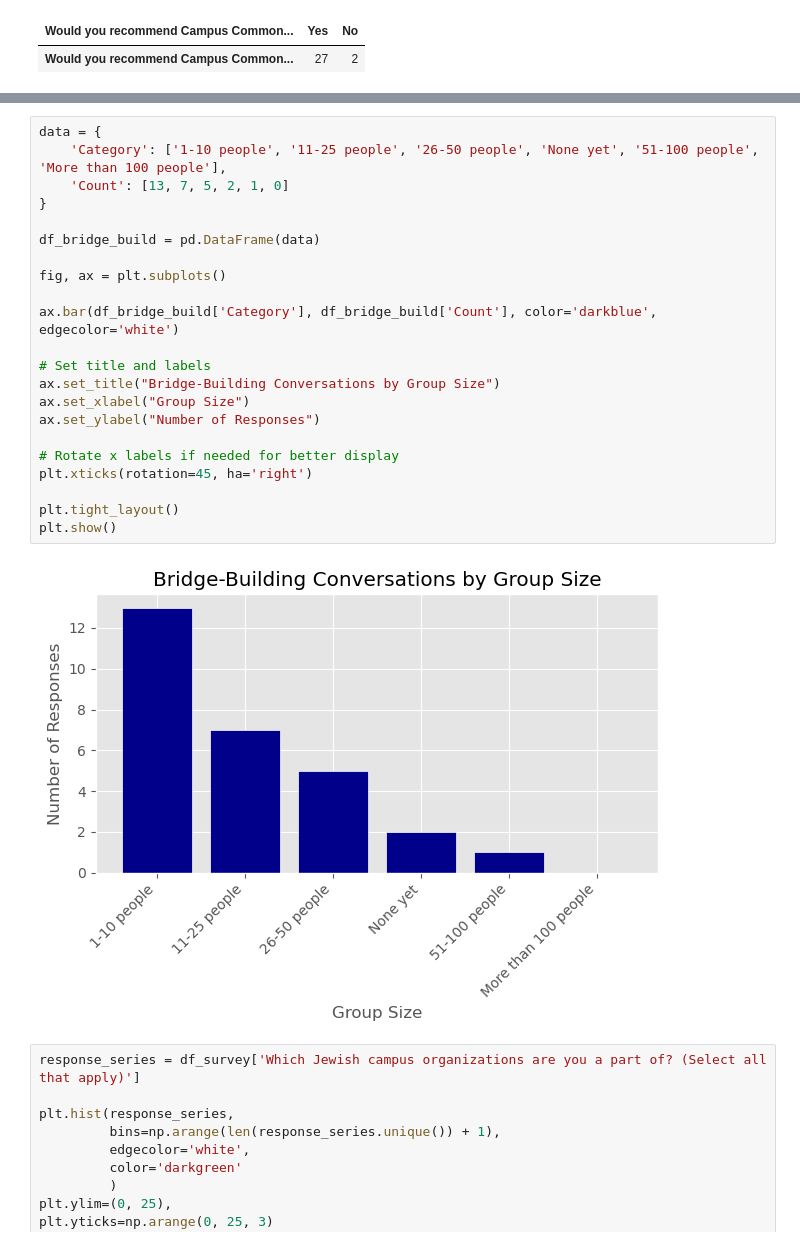
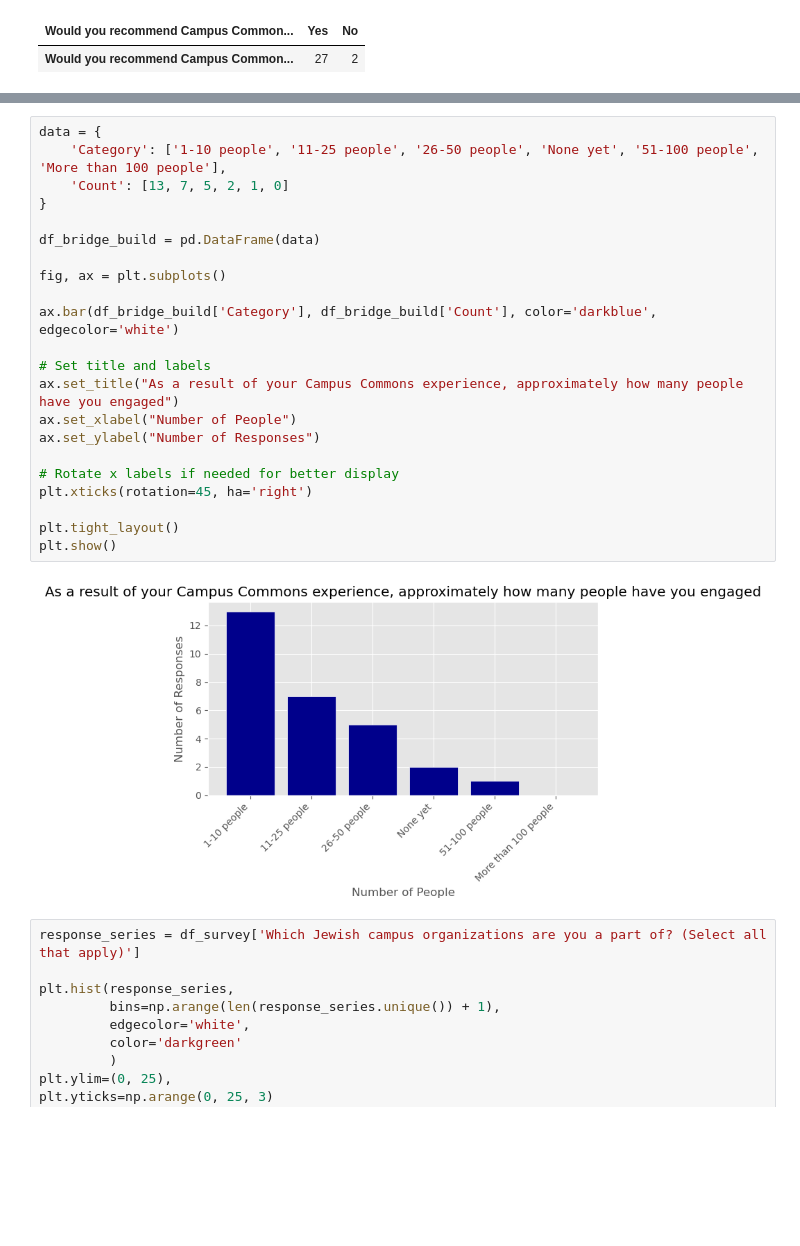
Before and after one commit to LDeYoung17/the-bronfman-fellowship, a Jupyter notebook: eda.ipynb, the cells around one changed output, grey strips where cells are left out. Cells and saved outputs as stored; diff of their text form; blank space fills up the shorter version.

```diff
--- a/eda.ipynb
+++ b/eda.ipynb
@@ -557,27 +584,27 @@ display(df_bridge_build)
 # %%
 data = {
     'Category': ['1-10 people', '11-25 people', '26-50 people', 'None yet', '51-100 people', 'More than 100 people'],
     'Count': [13, 7, 5, 2, 1, 0]
 }
 
 df_bridge_build = pd.DataFrame(data)
 
 fig, ax = plt.subplots()
 
 ax.bar(df_bridge_build['Category'], df_bridge_build['Count'], color='darkblue', edgecolor='white')
 
 # Set title and labels
-ax.set_title("Bridge-Building Conversations by Group Size")
-ax.set_xlabel("Group Size")
+ax.set_title("As a result of your Campus Commons experience, approximately how many people have you engaged")
+ax.set_xlabel("Number of People")
 ax.set_ylabel("Number of Responses")
 
 # Rotate x labels if needed for better display
 plt.xticks(rotation=45, ha='right')
 
 plt.tight_layout()
 plt.show()
 # %% [output]
-[figure, old version]
+[figure, new version]
 # %%
 response_series = df_survey['Which Jewish campus organizations are you a part of? (Select all that apply)']
 
```
Also changed, not shown: parts of 8 cells of this notebook.
